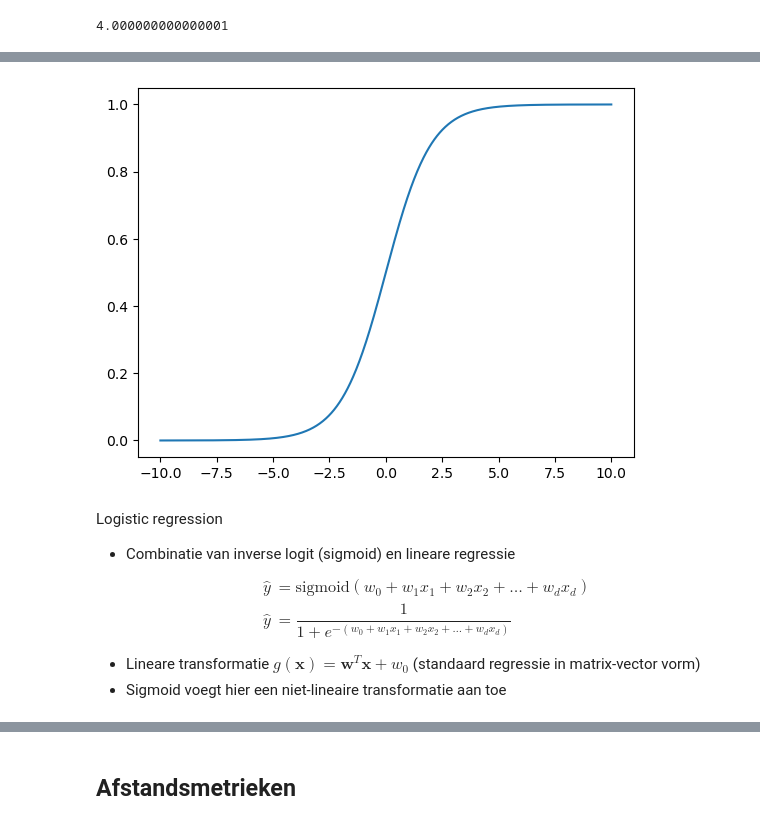
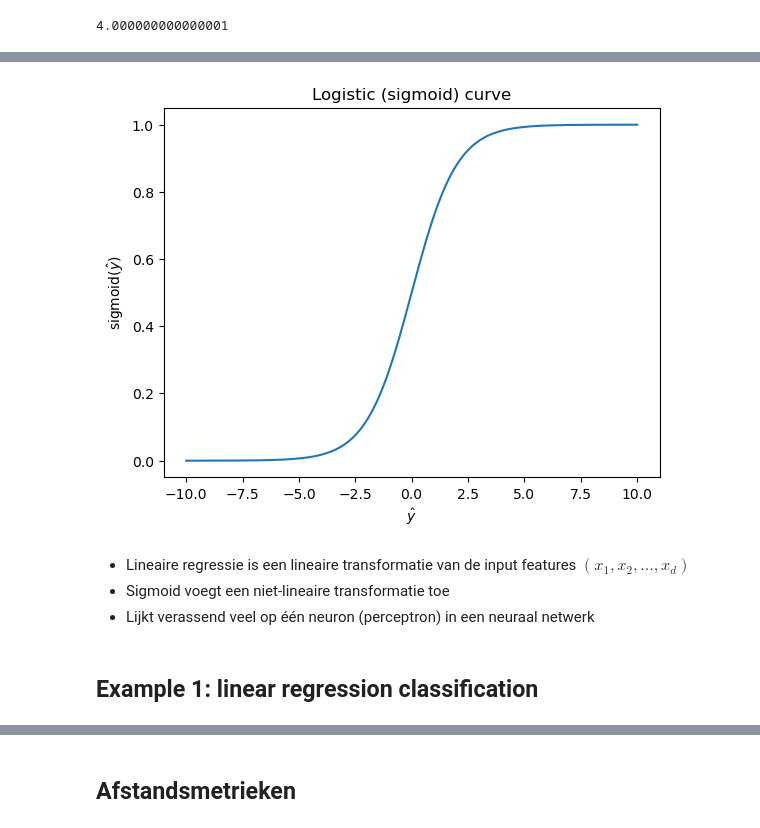
Before and after one commit to Janko-dev/ZM004-2324-data-science, a Jupyter notebook: ds_dc4.ipynb, the cells around one changed output, grey strips where cells are left out. Cells and saved outputs as stored; diff of their text form; code cells hidden in the pictures.

```diff
--- a/ds_dc4.ipynb
+++ b/ds_dc4.ipynb
@@ -69,23 +88,23 @@ $$
 # %%
 def sigmoid(x: np.ndarray):
     return 1/(1+np.exp(-x))
 
 X_range = np.linspace(-10, 10, 1000)
 y = sigmoid(X_range)
 
 sns.lineplot(x=X_range, y=y)
+plt.title("Logistic (sigmoid) curve")
+plt.xlabel(r"$\hat{y}$")
+plt.ylabel(r"$\text{sigmoid}(\hat{y})$")
 plt.show()
 # %% [output]
-[figure, old version]
+[figure, new version]
-# %% [markdown]
-Logistic regression
-- Combinatie van inverse logit (sigmoid) en lineare regressie
-\begin{align*}
-    \hat{y} &= \text{sigmoid}(w_0 + w_1 x_1 + w_2 x_2 + \dots + w_d x_d)\\[1em]
-    \hat{y} &= \dfrac{1}{1+e^{-(w_0 + w_1 x_1 + w_2 x_2 + \dots + w_d x_d)}}
-\end{align*}
-- Lineare transformatie $g(\mathbf{x}) = \mathbf{w}^T \mathbf{x} + w_0$ (standaard regressie in matrix-vector vorm)
-- Sigmoid voegt hier een niet-lineaire transformatie aan toe
+# %% [markdown]
+- Lineaire regressie is een lineaire transformatie van de input features $(x_1, x_2, \dots, x_d)$
+- Sigmoid voegt een niet-lineaire transformatie toe
+- Lijkt verassend veel op één neuron (perceptron) in een neuraal netwerk
+# %% [markdown]
+## Example 1: linear regression classification
 # %%
 from sklearn.datasets import make_classification
 
```
Also changed, not shown: parts of 30 cells of this notebook.
